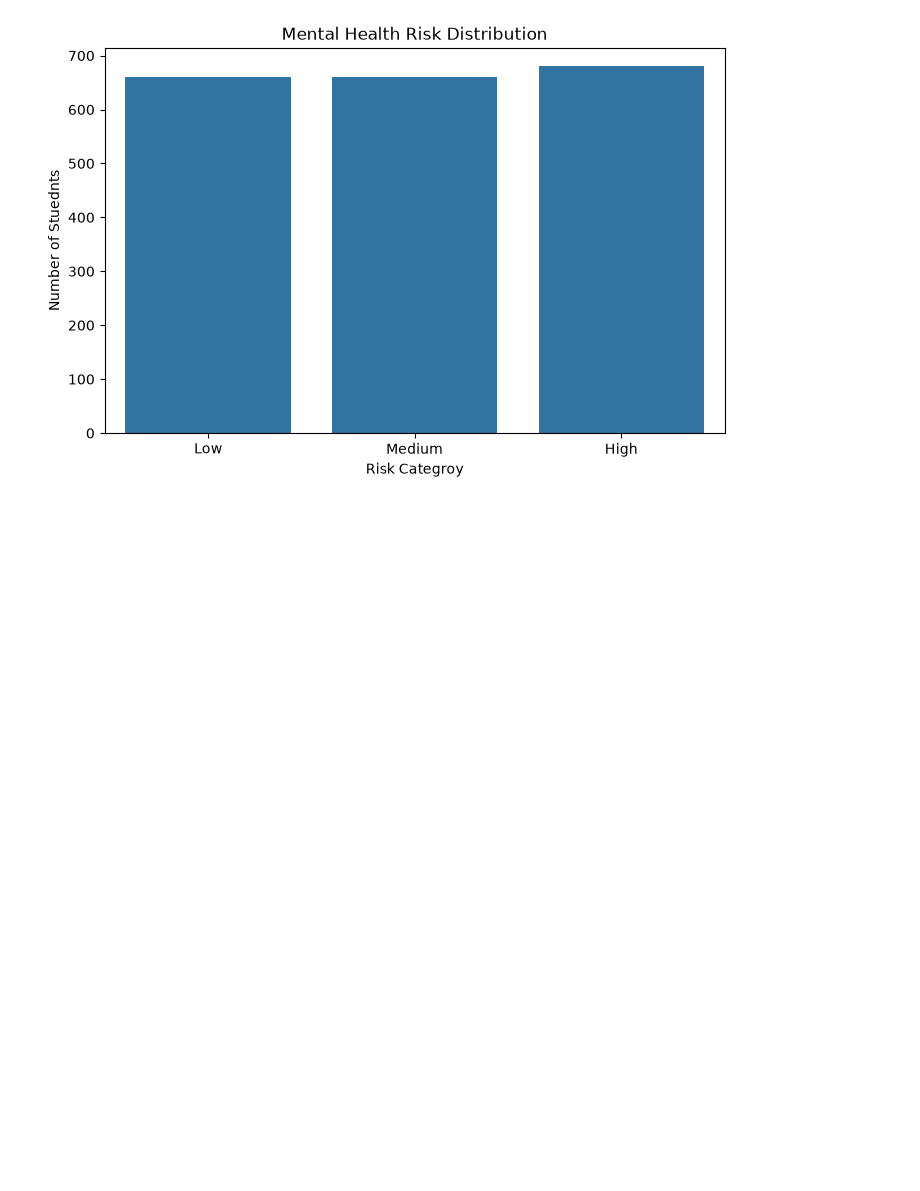
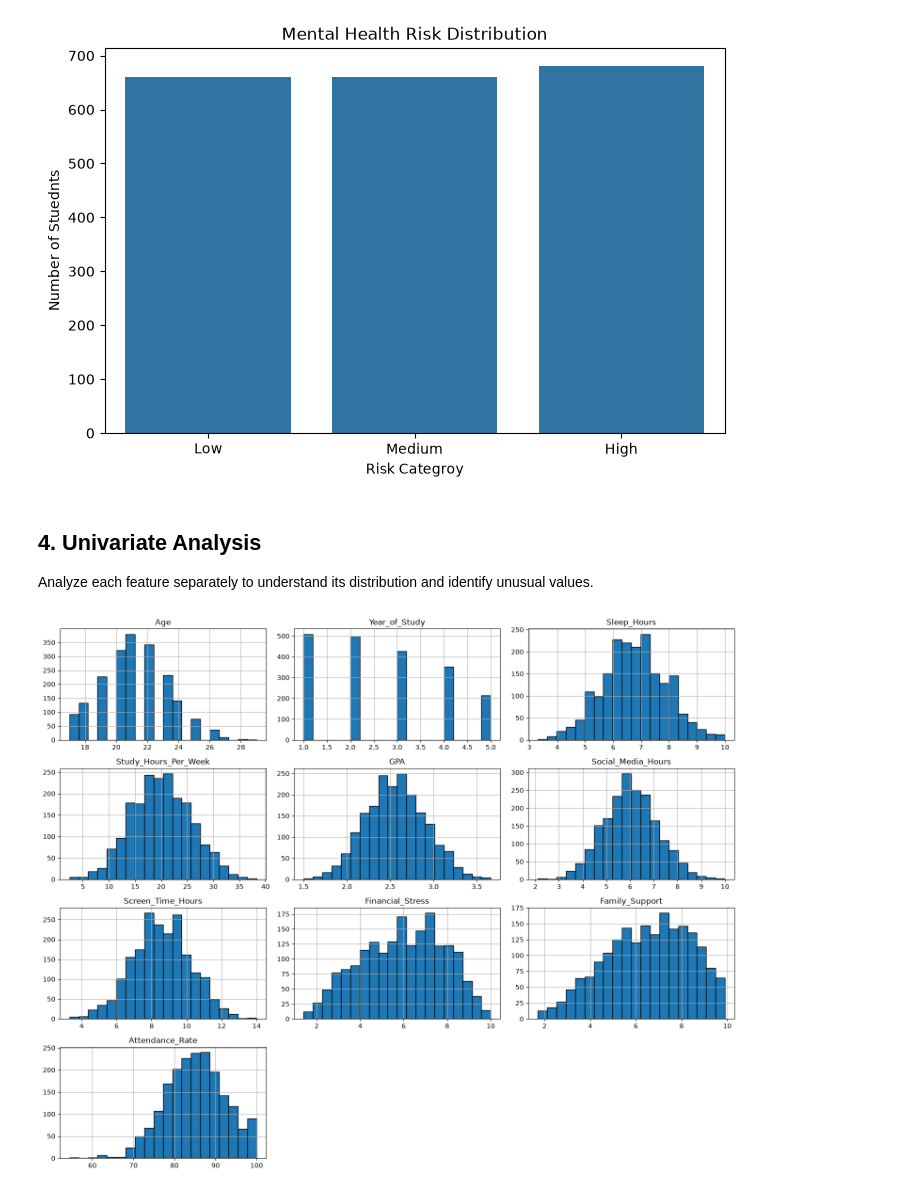
Before and after one commit to lahcen404/MindScope, a Jupyter notebook: notebooks/EDA.ipynb, the cells around one changed output. Saved outputs shown, nothing was run; the diff lists cells and outputs as text; code cells hidden in the pictures; blank space fills up the shorter version.

Commit message:
add univariate analysis categorical & numerical

```diff
--- a/notebooks/EDA.ipynb
+++ b/notebooks/EDA.ipynb
@@ -190,3 +190,22 @@ plt.ylabel("Number of Stuednts")
 plt.show()
 # %% [output]
 [figure]
+# %% [markdown]
+## 4. Univariate Analysis
+
+Analyze each feature separately to understand its distribution and identify unusual values.
+# %%
+numeric_columns = df.select_dtypes(include=np.number).columns.drop(
+    "Student_ID", errors="ignore"
+)
+
+df[numeric_columns].hist(
+    figsize=(15, 12),
+    bins=20,
+    edgecolor="black"
+)
+
+plt.tight_layout()
+plt.show()
+# %% [output]
+[figure, added]
```
Also changed, not shown: parts of 4 cells of this notebook.
